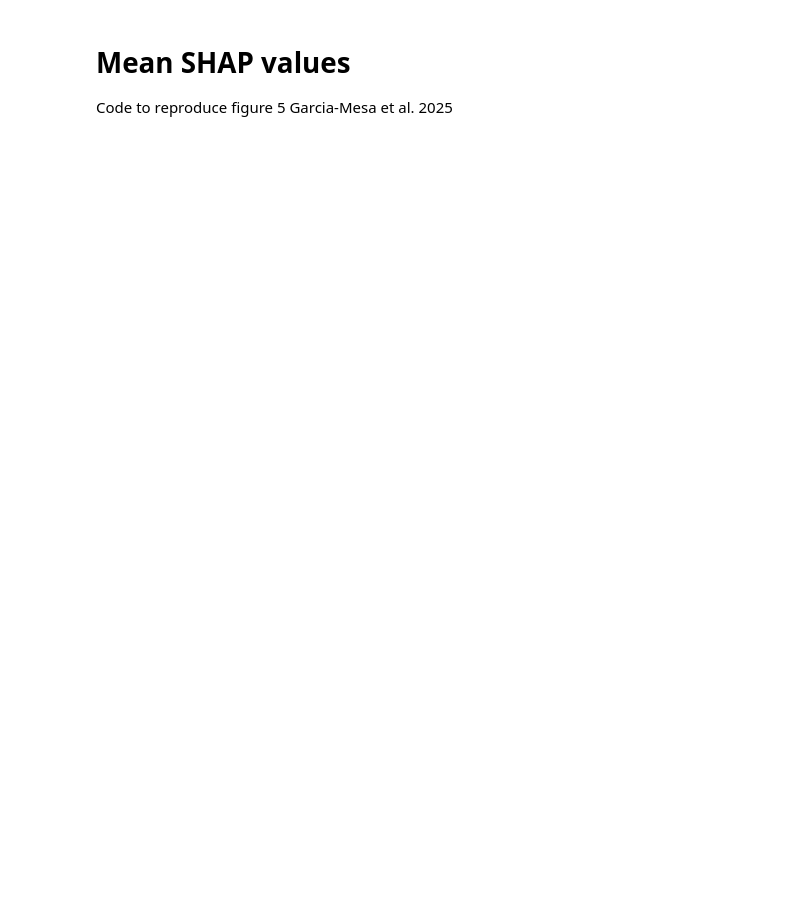
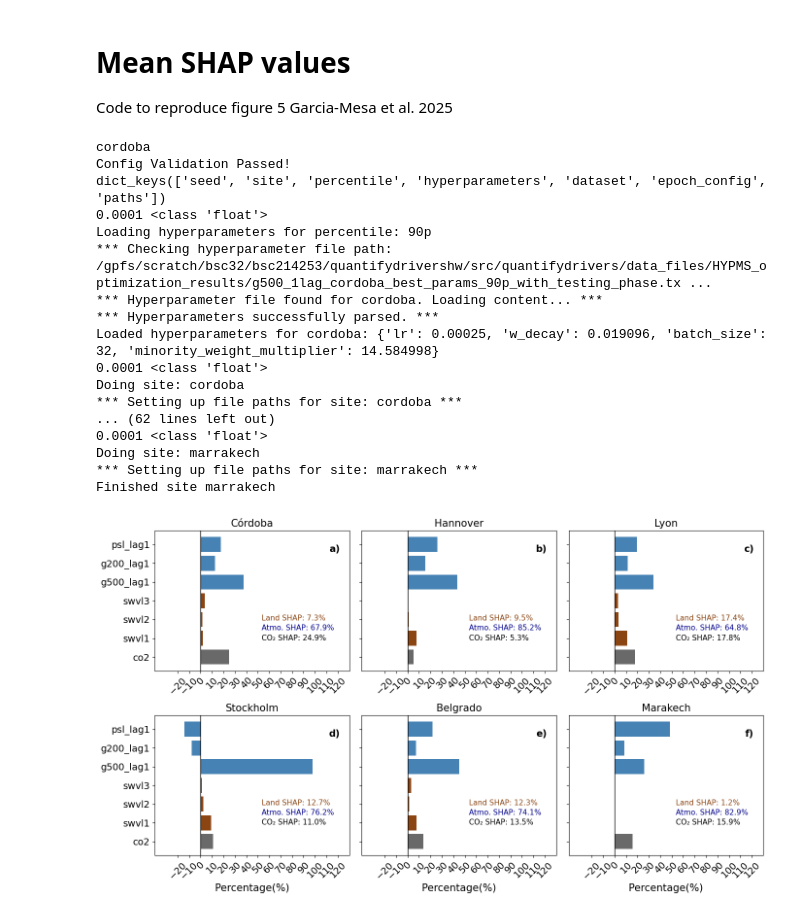
Before and after one commit to brunagravalos/quantifydrivershw-bruna, a Jupyter notebook: src/quantifydrivers/bruna_notebook/main_plots_bruna.ipynb, the cells around one changed output. Saved outputs shown, nothing was run; the diff lists cells and outputs as text; code cells hidden in the pictures; blank space fills up the shorter version.

```diff
--- a/src/quantifydrivers/bruna_notebook/main_plots_bruna.ipynb
+++ b/src/quantifydrivers/bruna_notebook/main_plots_bruna.ipynb
@@ -385,10 +331,10 @@ atmo_color = 'steelblue'
 land_color = 'saddlebrown'
 co2_color = 'dimgray'
 
-sites = ['cordoba','hannover']
-#sites = ['cordoba','lyon','hannover','stockholm','belgrado']
+sites = ['cordoba','hannover','lyon','stockholm','belgrado','marrakech']
+#sites = ['cordoba','lyon','hannover','stockholm','belgrado','']
 
-sites_title = ['Córdoba', 'Hannover']
+sites_title = ['Córdoba', 'Hannover', 'Lyon','Stockholm','Belgrado','Marakech']
 #sites_title = ['Córdoba', 'Lyon', 'Hannover', 'Stockholm', 'Belgrade']
 
 # =====================================================================================
@@ -414,6 +360,8 @@ axes_bar = axes_bar.flatten()
 count_plot = 0
 
 for s,site in enumerate(sites):
+
+    print(f"{site}")
 
    # Initialize & validate config
     with initialize(version_base=None, config_path=rel_config_path):
@@ -459,26 +407,20 @@ for s,site in enumerate(sites):
 
     # Load computed SHAP
 
-    main_path_res = '/home/bsc/bsc167965/TFM/ML/dictionaries_evaluation/'
-    main_path_shap = '/gpfs/projects/bsc32/bsc167965/SHAP_values_Gradient/def_ensamble/'
-
-    main_path_res = f'/gpfs/scratch/bsc32/bsc214253/results/{site}/'
-    main_path_shap = '/gpfs/projects/bsc32/bsc167965/SHAP_values_Gradient/def_ensamble/'
 
     if using_spei:
-        with open(f"/gpfs/scratch/bsc32/bsc214253/results/txt/{percentile}_results_data_{site}.pkl", 'rb') as f:
+        #with open(os.path.join(main_path_res, f'{variables_era5[0]}_swvl1_{percentile}_results_data_{site}.pkl'), 'rb') as f:
+        with open(os.path.join(validated_cfg.paths.results_dir,f"txt/{percentile}_results_data_{validated_cfg.dataset.spei_spi}_{site}.pkl"), 'rb') as f:
             dict_results = pickle.load(f)
-        with open(os.path.join(main_path_shap, f'1lag_{distribution}_daily_{spei_spi}_{percentile}_SHAP_results_{site}.pkl'), 'rb') as f:
+        #with open(os.path.join(main_path_shap, f'{variables_era5[0]}_swvl1_{percentile}_SHAP_results_{site}.pkl'), 'rb') as f:
+        with open(os.path.join(validated_cfg.paths.results_dir,f"txt/{percentile}_shap_data_{validated_cfg.dataset.spei_spi}_{site}.pkl"), 'rb') as f:
             loaded_shap_dict = pickle.load(f)
-
     else:
         #with open(os.path.join(main_path_res, f'{variables_era5[0]}_swvl1_{percentile}_results_data_{site}.pkl'), 'rb') as f:
-        with open(f"/gpfs/scratch/bsc32/bsc214253/results/txt/{percentile}_results_data_{site}.pkl", 'rb') as f:
-
+        with open(os.path.join(validated_cfg.paths.results_dir,f"txt/{percentile}_results_data_{site}.pkl"), 'rb') as f:
             dict_results = pickle.load(f)
         #with open(os.path.join(main_path_shap, f'{variables_era5[0]}_swvl1_{percentile}_SHAP_results_{site}.pkl'), 'rb') as f:
-        with open(f"/gpfs/scratch/bsc32/bsc214253/results/txt/{percentile}_shap_data_{site}.pkl", 'rb') as f:
-
+        with open(os.path.join(validated_cfg.paths.results_dir,f"txt/{percentile}_shap_data_{site}.pkl"), 'rb') as f:
             loaded_shap_dict = pickle.load(f)
 
     out_probabilities = dict_results['out_probs_sites']
@@ -527,7 +469,7 @@ for s,site in enumerate(sites):
 
     # Assign colors per feature group
     color_mapping = {}
-    circulation_features = ['g500']
+    circulation_features = ['g500','g200','psl']
     #circulation_features = ['g500']
 
     land_features = ['swvl1', 'swvl2', 'swvl3','spei','spi']
@@ -543,8 +485,7 @@ for s,site in enumerate(sites):
             color_mapping[name] = land_color
         elif 'co2' in lname:
             color_mapping[name] = co2_color
-        else:
-            color_mapping[name] = default_color
+
 
 
     # Convert to shap.Explanation object
@@ -584,30 +525,49 @@ for s,site in enumerate(sites):
     axes_bar[count_plot].text(0.95, 0.9, f'{chr(97+count_plot)})',  # 97 is ASCII for 'a'
                             transform=axes_bar[count_plot].transAxes,
                             fontsize=14,
                             fontweight='bold',
                             va='top',
                             ha='right')
     summary_items = [
         ("Land SHAP", land_SHAP, 'saddlebrown'),
         ("Atmo. SHAP", atmosphere_SHAP, 'darkblue'),
         ("CO₂ SHAP", co2_SHAP, 'black')
     ]
 
     draw_colored_text_block(axes_bar[count_plot], 0.55, 0.40, summary_items)
 
     axes_bar[count_plot].tick_params(axis='y', labelsize=14)
     axes_bar[count_plot].tick_params(axis='x', labelsize=14,rotation=45)
     axes_bar[count_plot].xaxis.set_ticks_position('bottom')
 
     count_plot += 1
     print(f"Finished site {site}")
 
 
 for m in range(3,6):
     axes_bar[m].set_xlabel("Percentage(%)",fontsize=15)
 
 if using_spei and len(sites) == 5:
     fig_bar.delaxes(axes_bar[-1])  # deletes the bottom right subplot
 
 #fig_bar.suptitle("Contribution of Mean |SHAP value| CombinedModel (20 members)",fontsize=15)
 fig_bar.tight_layout()
+# %% [output]
+cordoba
+Config Validation Passed!
+dict_keys(['seed', 'site', 'percentile', 'hyperparameters', 'dataset', 'epoch_config', 'paths'])
+0.0001 <class 'float'>
+Loading hyperparameters for percentile: 90p
+*** Checking hyperparameter file path: /gpfs/scratch/bsc32/bsc214253/quantifydrivershw/src/quantifydrivers/data_files/HYPMS_optimization_results/g500_1lag_cordoba_best_params_90p_with_testing_phase.tx ...
+*** Hyperparameter file found for cordoba. Loading content... ***
+*** Hyperparameters successfully parsed. ***
+Loaded hyperparameters for cordoba: {'lr': 0.00025, 'w_decay': 0.019096, 'batch_size': 32, 'minority_weight_multiplier': 14.584998}
+0.0001 <class 'float'>
+Doing site: cordoba
+*** Setting up file paths for site: cordoba ***
+... (62 lines left out)
+0.0001 <class 'float'>
+Doing site: marrakech
+*** Setting up file paths for site: marrakech ***
+Finished site marrakech
+[figure, added]
```
Also changed, not shown: parts of 4 cells of this notebook, 16 other files.
